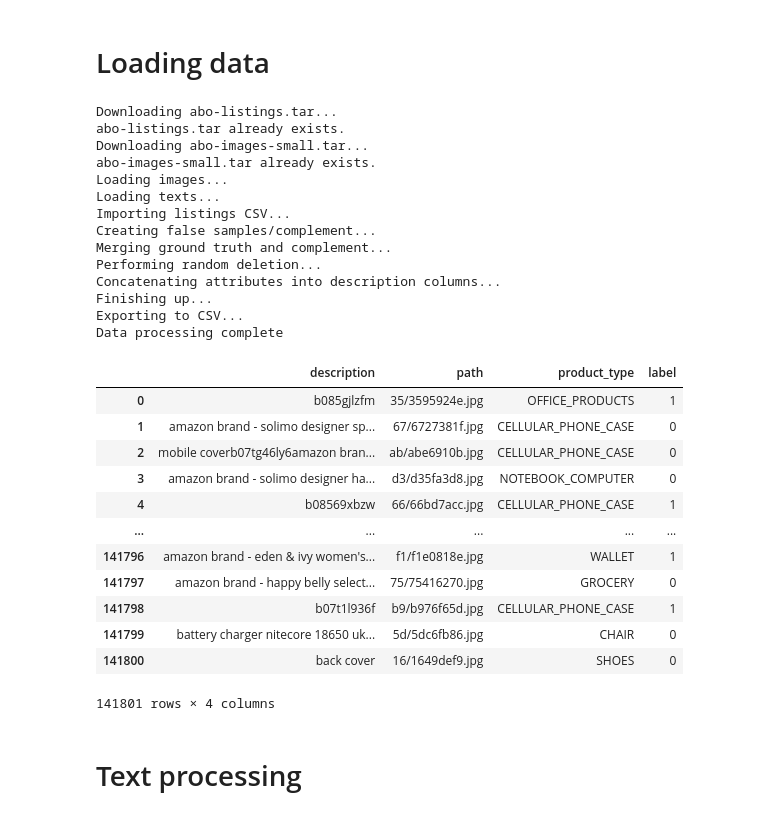
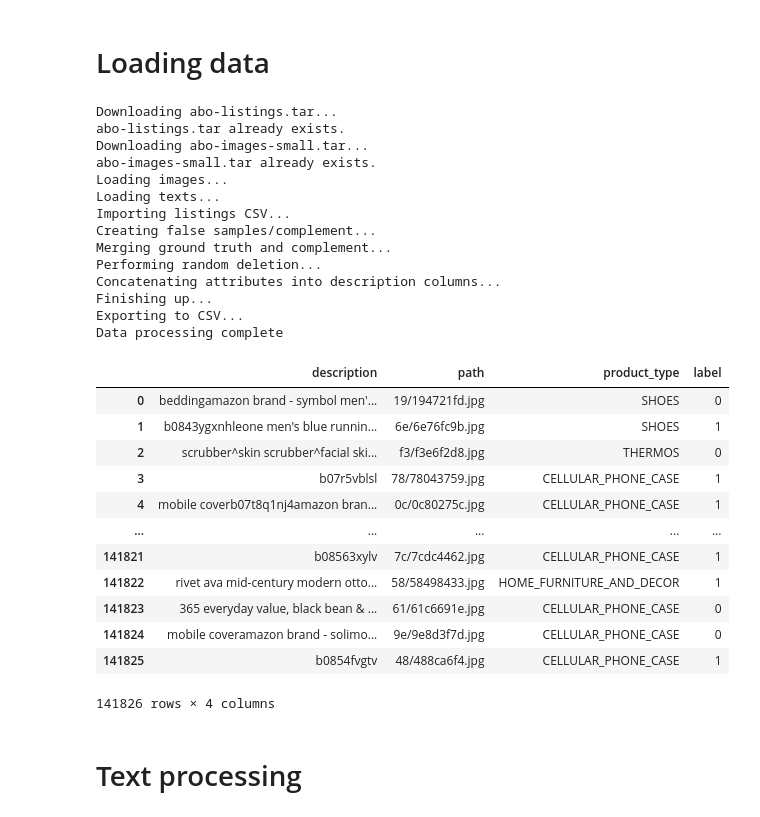
Before and after one commit to slacrum/multimodal_product_matching, a Jupyter notebook: experiments_mnn_em.ipynb, the cells around one changed output. Saved outputs shown, nothing was run; the diff lists cells and outputs as text; code cells hidden in the pictures.

```diff
--- a/experiments_mnn_em.ipynb
+++ b/experiments_mnn_em.ipynb
@@ -28,48 +47,48 @@ config = json.load(open("config.json"))
 # %%
 from data_loader.abo import ABO
 # %%
-# data = ABO(
-#     path=config["data"]["path"],
-#     download=True,
-#     extract=False,
-#     preprocess=True,
-#     alt_augment=False,
-#     random_deletion=True,
-#     export_csv=True).data
+data = ABO(
+    path=config["data"]["path"],
+    download=True,
+    extract=False,
+    preprocess=True,
+    alt_augment=False,
+    random_deletion=True,
+    export_csv=True).data
 
-data = pd.read_csv(os.path.join(config["data"]["path"], "data.csv"))
-data = data.drop({"Unnamed: 0"}, axis=1)
+# data = pd.read_csv(os.path.join(config["data"]["path"], "data.csv"))
+# data = data.drop({"Unnamed: 0"}, axis=1)
 
 data = data[['description', 'path', 'product_type', 'label']]
 data
 # %% [output]
 Downloading abo-listings.tar...
 abo-listings.tar already exists.
 Downloading abo-images-small.tar...
 abo-images-small.tar already exists.
 Loading images...
 Loading texts...
 Importing listings CSV...
 Creating false samples/complement...
 Merging ground truth and complement...
 Performing random deletion...
 Concatenating attributes into description columns...
 Finishing up...
 Exporting to CSV...
 Data processing complete
 |  | description | path | product_type | label |
-| 0 | b085gjlzfm | 35/3595924e.jpg | OFFICE_PRODUCTS | 1 |
-| 1 | amazon brand - solimo designer sp... | 67/6727381f.jpg | CELLULAR_PHONE_CASE | 0 |
-| 2 | mobile coverb07tg46ly6amazon bran... | ab/abe6910b.jpg | CELLULAR_PHONE_CASE | 0 |
-| 3 | amazon brand - solimo designer ha... | d3/d35fa3d8.jpg | NOTEBOOK_COMPUTER | 0 |
-| 4 | b08569xbzw | 66/66bd7acc.jpg | CELLULAR_PHONE_CASE | 1 |
+| 0 | beddingamazon brand - symbol men'... | 19/194721fd.jpg | SHOES | 0 |
+| 1 | b0843ygxnhleone men's blue runnin... | 6e/6e76fc9b.jpg | SHOES | 1 |
+| 2 | scrubber^skin scrubber^facial ski... | f3/f3e6f2d8.jpg | THERMOS | 0 |
+| 3 | b07r5vblsl | 78/78043759.jpg | CELLULAR_PHONE_CASE | 1 |
+| 4 | mobile coverb07t8q1nj4amazon bran... | 0c/0c80275c.jpg | CELLULAR_PHONE_CASE | 1 |
 | ... | ... | ... | ... | ... |
-| 141796 | amazon brand - eden & ivy women's... | f1/f1e0818e.jpg | WALLET | 1 |
-| 141797 | amazon brand - happy belly select... | 75/75416270.jpg | GROCERY | 0 |
-| 141798 | b07t1l936f | b9/b976f65d.jpg | CELLULAR_PHONE_CASE | 1 |
-| 141799 | battery charger nitecore 18650 uk... | 5d/5dc6fb86.jpg | CHAIR | 0 |
-| 141800 | back cover | 16/1649def9.jpg | SHOES | 0 |
+| 141821 | b08563xylv | 7c/7cdc4462.jpg | CELLULAR_PHONE_CASE | 1 |
+| 141822 | rivet ava mid-century modern otto... | 58/58498433.jpg | HOME_FURNITURE_AND_DECOR | 1 |
+| 141823 | 365 everyday value, black bean & ... | 61/61c6691e.jpg | CELLULAR_PHONE_CASE | 0 |
+| 141824 | mobile coveramazon brand - solimo... | 9e/9e8d3f7d.jpg | CELLULAR_PHONE_CASE | 0 |
+| 141825 | b0854fvgtv | 48/488ca6f4.jpg | CELLULAR_PHONE_CASE | 1 |
-141801 rows × 4 columns
+141826 rows × 4 columns
 # %%
 img = data[["path"]] # two brackets for keeping the column name
 text = data["description"]
```
Also changed, not shown: parts of 15 cells of this notebook, 6 other files.
